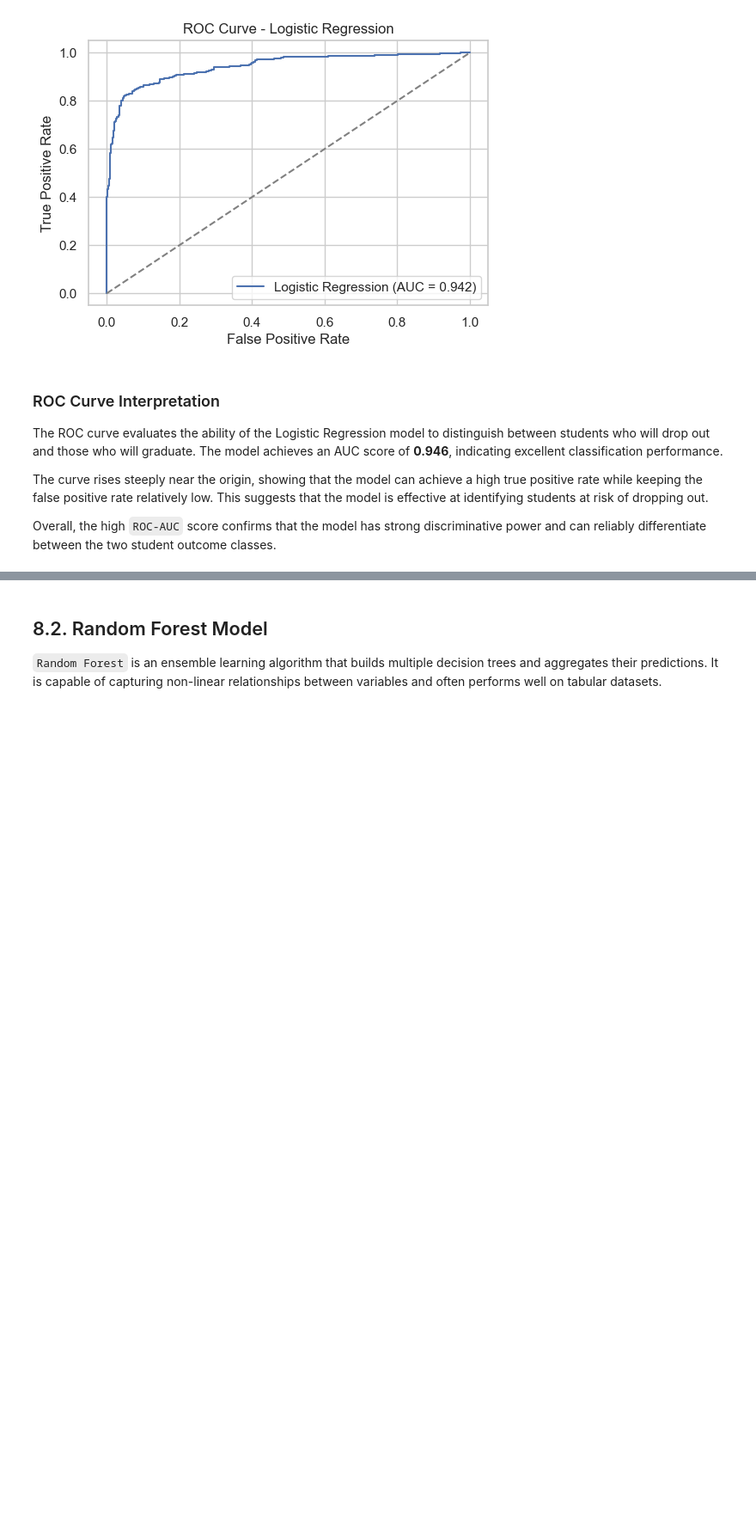
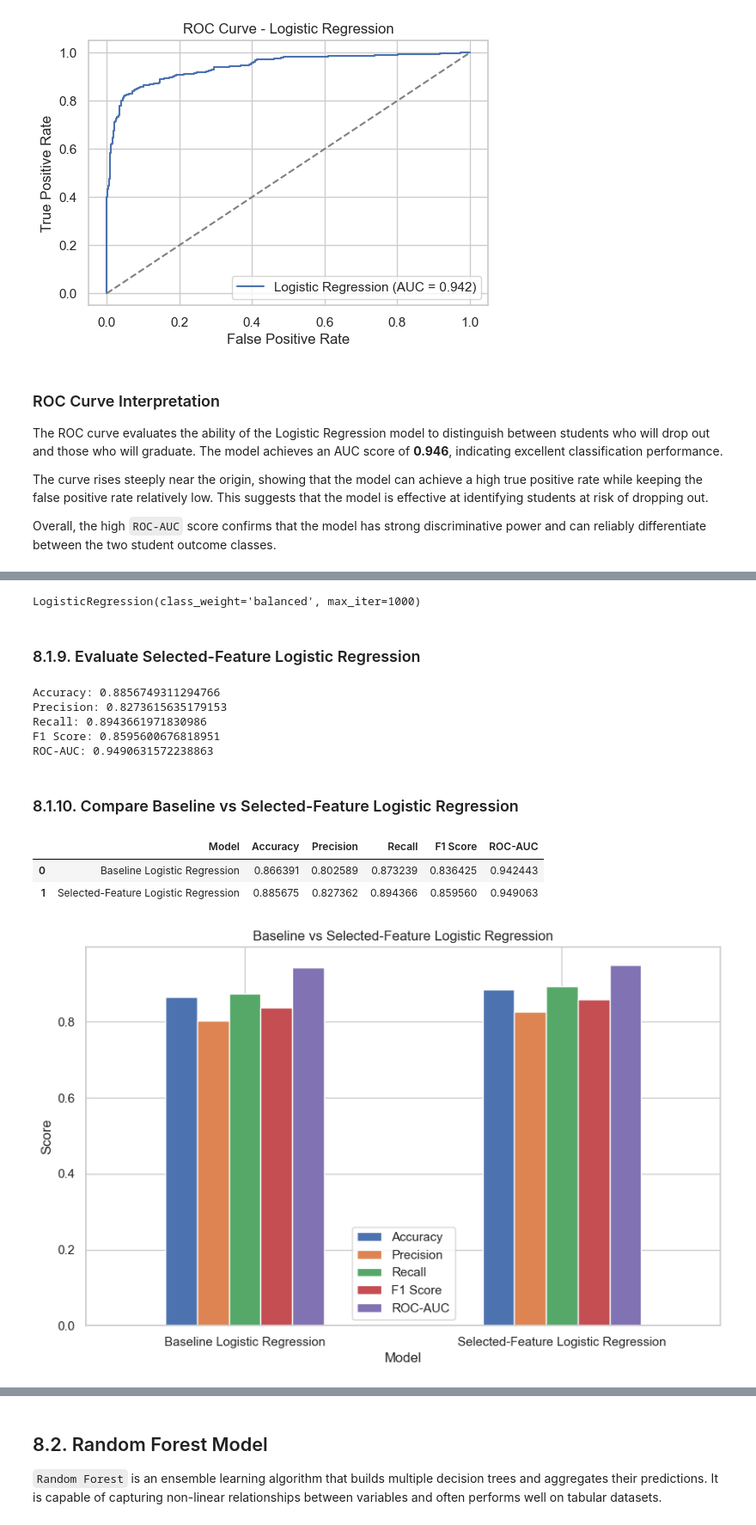
Before and after one commit to DimitarMalamski/student-dropout-predictor, a Jupyter notebook: notebooks/dropout_predictor.ipynb, the cells around one changed output, grey strips where cells are left out. Shown at 86% size. Saved outputs shown, nothing was run; the diff lists cells and outputs as text; code cells hidden in the pictures; blank space fills up the shorter version.

Commit message:
Comapred a different model with the selected feature with the Logistic Regression one

```diff
--- a/notebooks/dropout_predictor.ipynb
+++ b/notebooks/dropout_predictor.ipynb
@@ -754,0 +761,65 @@ Overall, the `Logistic Regression` model provides a strong baseline performance
+# %%
+# 8.1.8 Logistic Regression with Selected Features
+
+log_model_sel = LogisticRegression(
+  max_iter=1000,
+  class_weight='balanced'
+)
+
+log_model_sel.fit(X_train_sel_scaled, y_train)
+# %% [output]
+LogisticRegression(class_weight='balanced', max_iter=1000)
+# %% [markdown]
+### 8.1.9. Evaluate Selected-Feature Logistic Regression
+# %%
+# Predict on the test set
+y_pred_sel = log_model_sel.predict(X_test_sel_scaled)
+
+# Predict probabilities
+y_probs_sel = log_model_sel.predict_proba(X_test_sel_scaled)[:, 1]
+
+# Evaluation metrics
+sel_accuracy = accuracy_score(y_test, y_pred_sel)
+sel_precision = precision_score(y_test, y_pred_sel)
+sel_recall = recall_score(y_test, y_pred_sel)
+sel_f1 = f1_score(y_test, y_pred_sel)
+sel_auc = roc_auc_score(y_test, y_probs_sel)
+
+print("Accuracy:", sel_accuracy)
+print("Precision:", sel_precision)
+print("Recall:", sel_recall)
+print("F1 Score:", sel_f1)
+print("ROC-AUC:", sel_auc)
+# %% [output]
+Accuracy: 0.8856749311294766
+Precision: 0.8273615635179153
+Recall: 0.8943661971830986
+F1 Score: 0.8595600676818951
+ROC-AUC: 0.9490631572238863
+# %% [markdown]
+### 8.1.10. Compare Baseline vs Selected-Feature Logistic Regression
+# %%
+lr_comparison = pd.DataFrame({
+  "Model": ["Baseline Logistic Regression", "Selected-Feature Logistic Regression"],
+  "Accuracy": [accuracy, sel_accuracy],
+  "Precision": [precision, sel_precision],
+  "Recall": [recall, sel_recall],
+  "F1 Score": [f1, sel_f1],
+  "ROC-AUC": [roc_auc, sel_auc]
+})
+
+lr_comparison
+# %% [output]
+|  | Model | Accuracy | Precision | Recall | F1 Score | ROC-AUC |
+| 0 | Baseline Logistic Regression | 0.866391 | 0.802589 | 0.873239 | 0.836425 | 0.942443 |
+| 1 | Selected-Feature Logistic Regression | 0.885675 | 0.827362 | 0.894366 | 0.859560 | 0.949063 |
+# %%
+lr_comparison.set_index("Model").plot(kind="bar", figsize=(10,6))
+
+plt.title("Baseline vs Selected-Feature Logistic Regression")
+plt.ylabel("Score")
+plt.xticks(rotation=0)
+
+plt.show()
+# %% [output]
+[figure, added]
```
Also changed, not shown: parts of 3 cells of this notebook.
